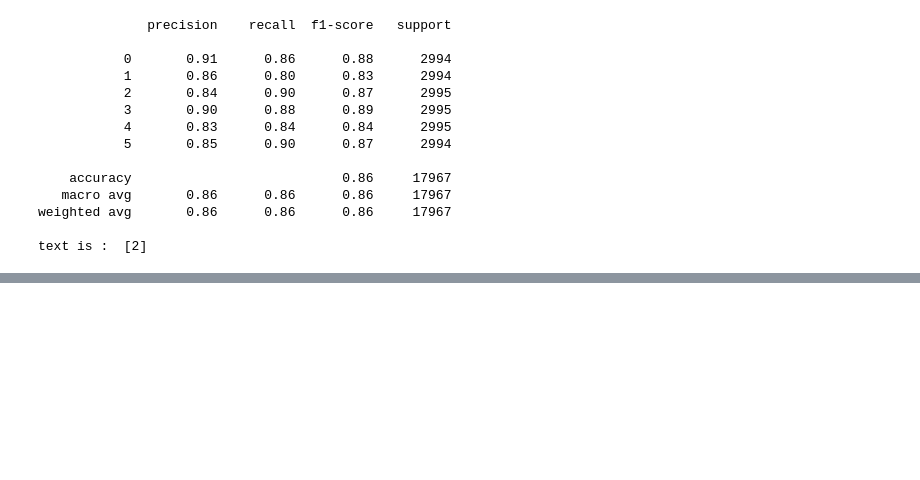
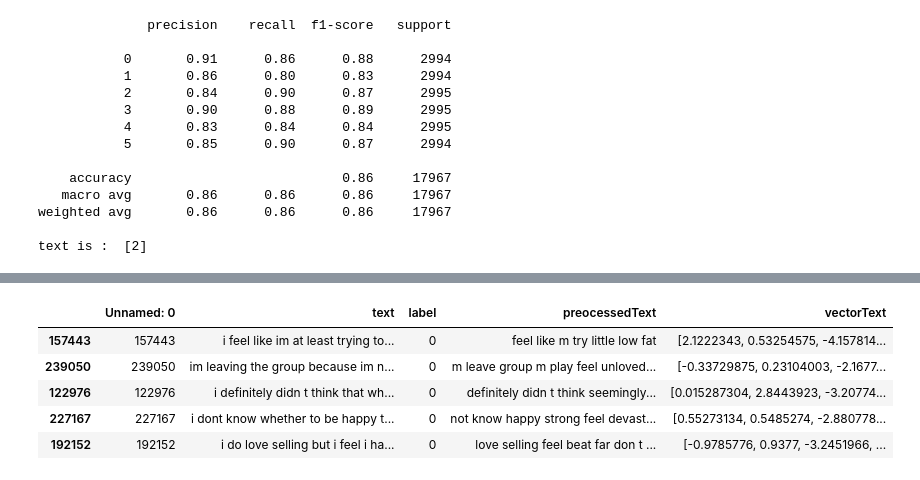
Before and after one commit to Prince-Sharma002/NLP-python, a Jupyter notebook: emotions classification/emotion_classification.ipynb, the cells around one changed output, grey strips where cells are left out. Cells and saved outputs as stored; diff of their text form; code cells hidden in the pictures; blank space fills up the shorter version.

```diff
--- a/emotions classification/emotion_classification.ipynb
+++ b/emotions classification/emotion_classification.ipynb
@@ -120,0 +123,2 @@ text is :  [2]
+# %%
+df_balance['vectorText'] = df_balance['preocessedText'].apply( lambda x : nlp(x).vector )
@@ -120,0 +132,9 @@ text is :  [2]
+# %%
+df_balance.head()
+# %% [output]
+|  | Unnamed: 0 | text | label | preocessedText | vectorText |
+| 157443 | 157443 | i feel like im at least trying to... | 0 | feel like m try little low fat | [2.1222343, 0.53254575, -4.157814... |
+| 239050 | 239050 | im leaving the group because im n... | 0 | m leave group m play feel unloved... | [-0.33729875, 0.23104003, -2.1677... |
+| 122976 | 122976 | i definitely didn t think that wh... | 0 | definitely didn t think seemingly... | [0.015287304, 2.8443923, -3.20774... |
+| 227167 | 227167 | i dont know whether to be happy t... | 0 | not know happy strong feel devast... | [0.55273134, 0.5485274, -2.880778... |
+| 192152 | 192152 | i do love selling but i feel i ha... | 0 | love selling feel beat far don t ... | [-0.9785776, 0.9377, -3.2451966, ... |
```
Also changed, not shown: parts of 4 cells of this notebook, 1 other file.
